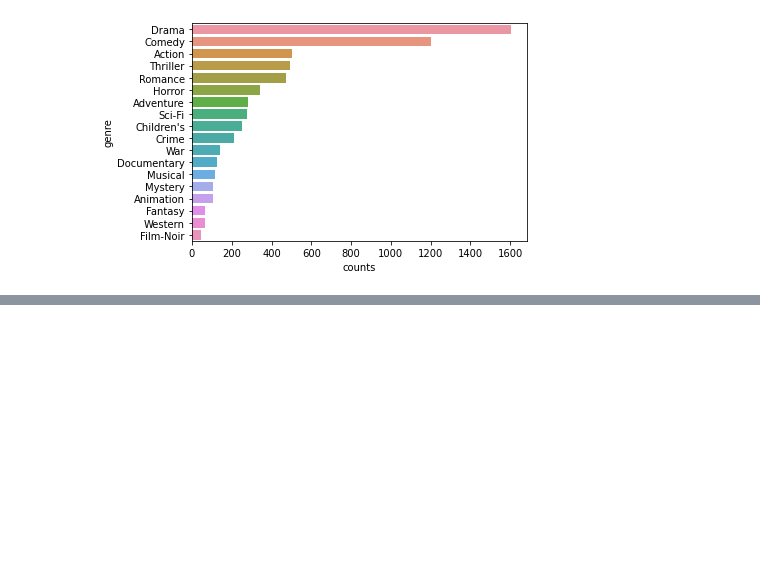
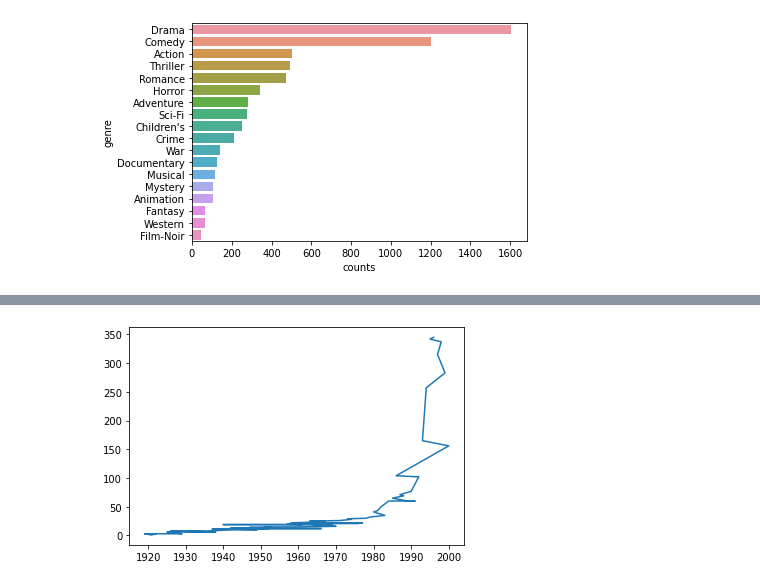
Before and after one commit to esn73/lab_python, a Jupyter notebook: py25_movielense.ipynb, the cells around one changed output, grey strips where cells are left out. Saved outputs shown, nothing was run; the diff lists cells and outputs as text; code cells hidden in the pictures; blank space fills up the shorter version.

```diff
--- a/py25_movielense.ipynb
+++ b/py25_movielense.ipynb
@@ -184,0 +196,7 @@ plt.show()
+# %%
+# 과제 연도별 영화 개봉 숫자 시각화
+# movie_year = movies['title'].str[-5:].str.rstrip(')')
+
+# 영화 제목 컬럼(title)에서 연도에 해당하는 4자리 문자열을 잘라내고 정수타입으로 변환해서 새로운 컬럼 생성.
+movies['year'] = movies['title'].str[-5:-1].astype('int')
+movies.head()
@@ -184,0 +224,3 @@ plt.show()
+# %%
+year_counts = movies['year'].value_counts()
+year_counts
@@ -184,0 +240,5 @@ plt.show()
+# %%
+plt.plot(year_counts.index, year_counts.values)
+plt.show() # 시게열 그래프가 아니라 모양이 이상함
+# %% [output]
+[figure, added]
```
Also changed, not shown: parts of 10 cells of this notebook.
